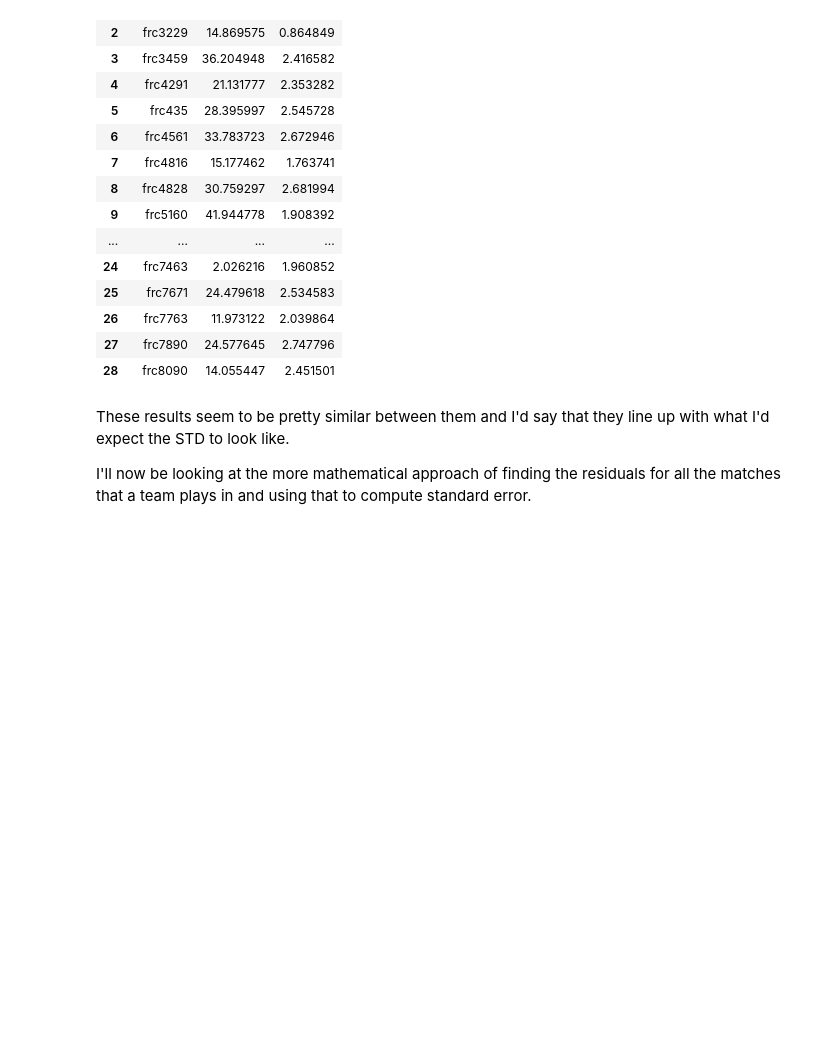
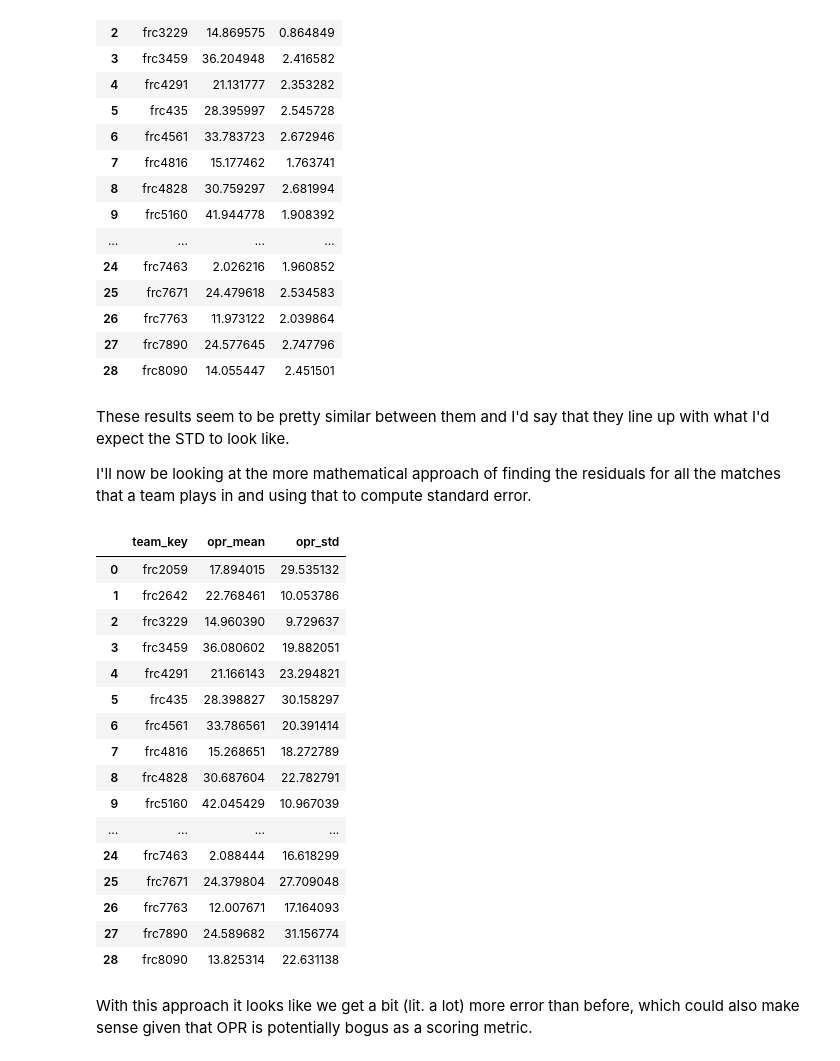
Before and after one commit to morzack/Sakurajima-Scouting, a Jupyter notebook: opr-error-modelling.ipynb, the cells around one changed output. Drawn from its saved outputs; the diff is of its cells as text; code cells hidden in the pictures; blank space fills up the shorter version.

Commit message:
implemented residual based error

```diff
--- a/opr-error-modelling.ipynb
+++ b/opr-error-modelling.ipynb
@@ -122,3 +127,56 @@ opr_wgardner_data
 These results seem to be pretty similar between them and I'd say that they line up with what I'd expect the STD to look like.
 
 I'll now be looking at the more mathematical approach of finding the residuals for all the matches that a team plays in and using that to compute standard error.
+# %%
+# for the math approach, we iterate through the matches that a team plays with initial OPR predictions, find the residual, and then use that in our error stuff
+def residual_team(team, matches, team_keys, point_objective):
+    # get initial OPR results
+    opr_predictions_initial = calculate_oprs(qualification_matches, team_keys, point_objective)
+
+    # go through and find residuals on a per match basis
+    predictions = []
+    targets = []
+    for _, match in matches.iterrows():
+        alliance_keys = observed_score = None
+        if team in match['red_keys']:
+            alliance_keys = match['red_keys']
+            observed_score = match[f'red_{point_objective}']
+        if team in match['blue_keys']:
+            aliance_keys = match['blue_keys']
+            observed_score = match[f'blue_{point_objective}']
+
+        if alliance_keys != None:
+            predictions.append(sum([
+                opr_predictions_initial[team_keys.index(key)][0] for key in alliance_keys
+            ]))
+            targets.append(observed_score)
+    predictions = np.array(predictions)
+    targets = np.array(targets)
+
+    # calculate std from residuals
+    std = np.sqrt(np.mean((predictions-targets)**2))
+
+    return opr_predictions_initial[team_keys.index(team)][0], std
+# %%
+opr_residual_data = get_opr_std_method(qualification_matches, team_keys, 'points_scored', residual_team)
+opr_residual_data
+# %% [output]
+|  | team_key | opr_mean | opr_std |
+| 0 | frc2059 | 17.894015 | 29.535132 |
+| 1 | frc2642 | 22.768461 | 10.053786 |
+| 2 | frc3229 | 14.960390 | 9.729637 |
+| 3 | frc3459 | 36.080602 | 19.882051 |
+| 4 | frc4291 | 21.166143 | 23.294821 |
+| 5 | frc435 | 28.398827 | 30.158297 |
+| 6 | frc4561 | 33.786561 | 20.391414 |
+| 7 | frc4816 | 15.268651 | 18.272789 |
+| 8 | frc4828 | 30.687604 | 22.782791 |
+| 9 | frc5160 | 42.045429 | 10.967039 |
+| ... | ... | ... | ... |
+| 24 | frc7463 | 2.088444 | 16.618299 |
+| 25 | frc7671 | 24.379804 | 27.709048 |
+| 26 | frc7763 | 12.007671 | 17.164093 |
+| 27 | frc7890 | 24.589682 | 31.156774 |
+| 28 | frc8090 | 13.825314 | 22.631138 |
+# %% [markdown]
+With this approach it looks like we get a bit (lit. a lot) more error than before, which could also make sense given that OPR is potentially bogus as a scoring metric.
```
Also changed, not shown: parts of 3 cells of this notebook.
